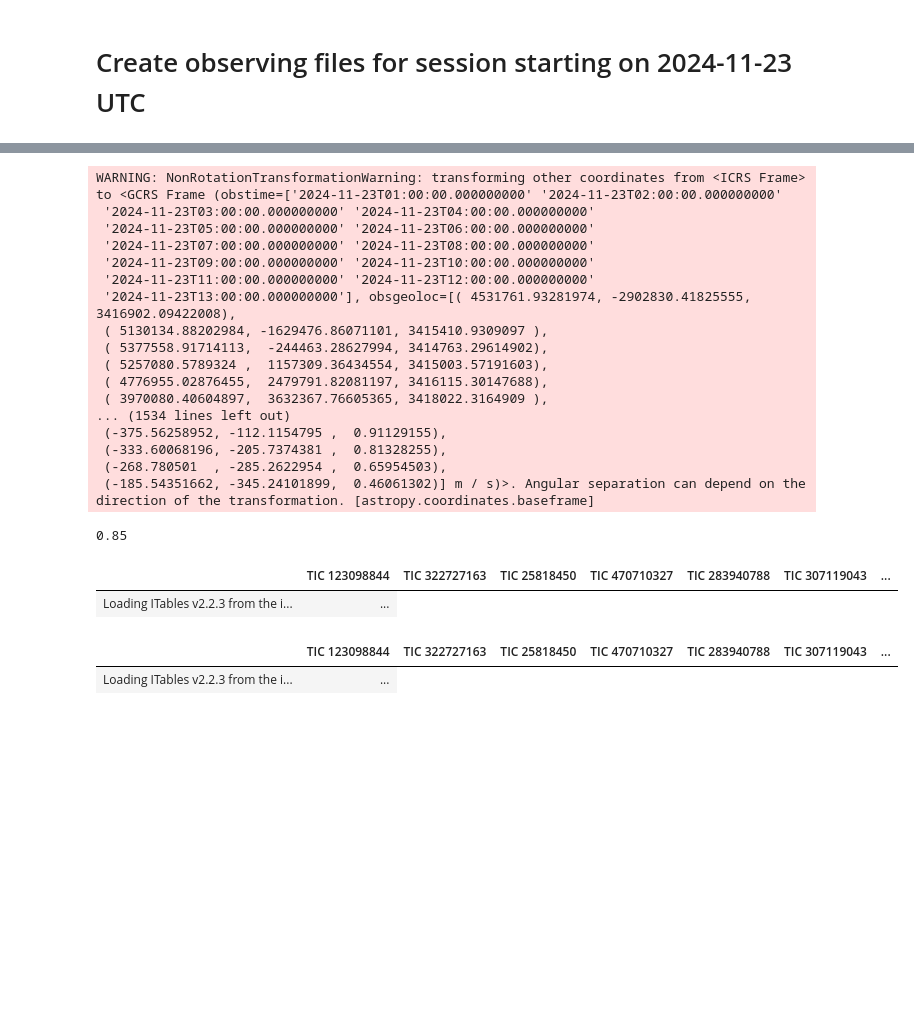
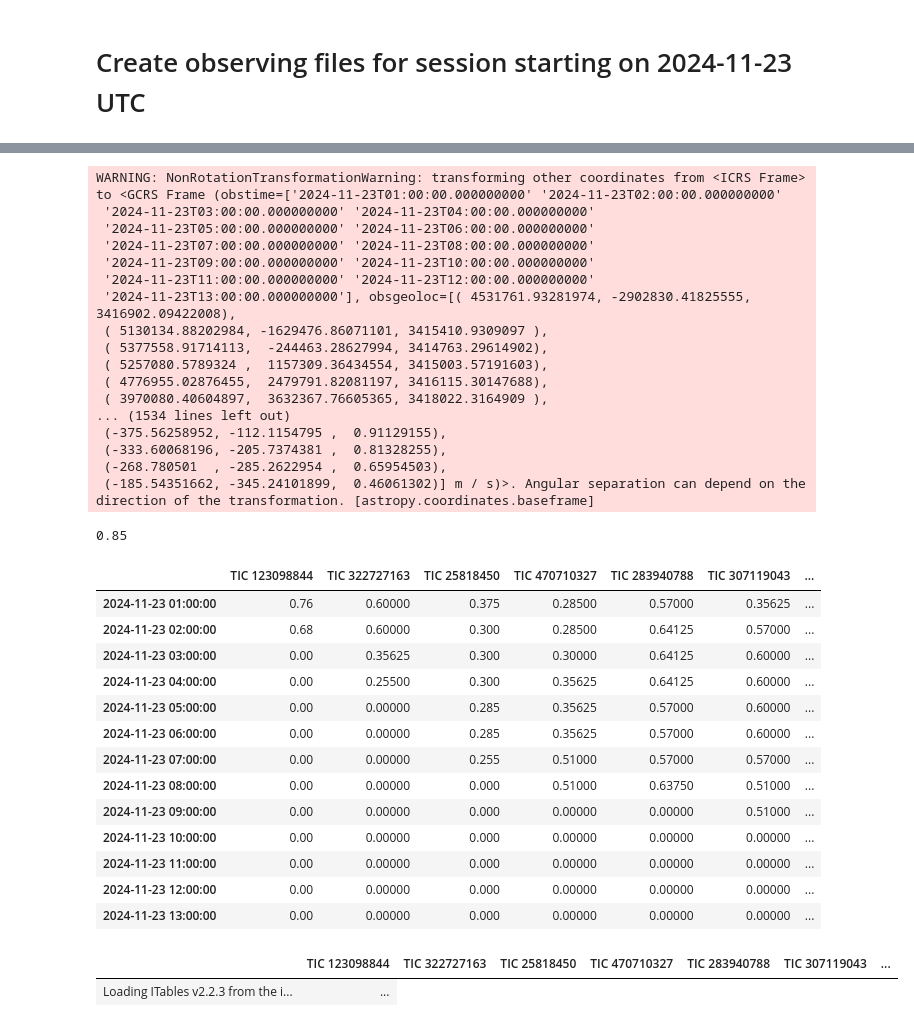
Before and after one commit to CvillePaul/Work, a Jupyter notebook: 2024-11-14 LBT Observing/2024-11-23 LBT Observing.ipynb, the cells around one changed output, grey strips where cells are left out. Drawn from its saved outputs; the diff is of its cells as text; code cells hidden in the pictures; blank space fills up the shorter version.

```diff
--- a/2024-11-14 LBT Observing/2024-11-23 LBT Observing.ipynb
+++ b/2024-11-14 LBT Observing/2024-11-23 LBT Observing.ipynb
@@ -46,6 +29,7 @@ importlib.reload(tlc)
 importlib.reload(lbt)
 
 conn = connect("../../django/TargetDB/db.sqlite3")
+html_dir = "html"
 
 session = tlc.ObservingSession(ap.Observer.at_site("LBT"))
 session.add_day_range("2024-11-23", "2024-11-27 12:00")
@@ -78,6 +62,7 @@ pepsi_args = {
     "cd_red": 6,
     "snr": 100,
     "binocular": False,
+    "priority": "(see grid)",
 }
 
 name = "2024-11-23 LBT Observing List"
@@ -105,7 +90,7 @@ creator.steps = [
 ]
 tl = creator.calculate(verbose=False)
 tl.target_list["PEPSI notes"] = [type.replace("QuadEB", "Science Target") for type in tl.target_list["Target Type"]]
-tl.to_html(f"{name}.html")
+tl.to_html(f"{html_dir}/{name}.html")
 readme = lbt.write_lbt_readme_file("UVa_Multistar", tl.target_list)
 
 print(tl.summarize())
@@ -204,36 +205,48 @@ pl = pr.PriorityList(science_tl, session, interval=1 * u.hour)
 pr.calculate_moon_priority(pl, illumination_categories=illumination_categories, dist_categories=distance_categories)
 pr.calculate_altitude_priority(pl, altitude_categories=altitude_categories)
 pr.calculate_list_priority(pl, "HQND", false_value=0.75)
 pr.calculate_phase_priority(pl, phase_defs=phase_defs, phase_categories=phase_scores)
 pr.calculate_overall_priority(pl, weightings=overall_weightings)
 pr.aggregate_target_priorities(pl, skip_column_threshold=0.1)
 pl.categorize_priorities(
-    bins=[0.00, 0.10, 0.20, 0.5, 1.00], labels=["", "*", "* *", '<p style="background-color: #ADD8E6;">* * *</p>']
+    bins=[0.00, 0.10, 0.25, 0.5, 1.00], labels=["", "*", "* *", '<p style="background-color: #ADD8E6;">* * *</p>']
 )
-pl.to_html(dir="html")
+pl.to_html(dir=html_dir)
 print(np.max(pl.numerical_priorities[0]))
 pl.numerical_priorities[0]
 # %% [output]
 WARNING: NonRotationTransformationWarning: transforming other coordinates from <ICRS Frame> to <GCRS Frame (obstime=['2024-11-23T01:00:00.000000000' '2024-11-23T02:00:00.000000000'
  '2024-11-23T03:00:00.000000000' '2024-11-23T04:00:00.000000000'
  '2024-11-23T05:00:00.000000000' '2024-11-23T06:00:00.000000000'
  '2024-11-23T07:00:00.000000000' '2024-11-23T08:00:00.000000000'
  '2024-11-23T09:00:00.000000000' '2024-11-23T10:00:00.000000000'
  '2024-11-23T11:00:00.000000000' '2024-11-23T12:00:00.000000000'
  '2024-11-23T13:00:00.000000000'], obsgeoloc=[( 4531761.93281974, -2902830.41825555, 3416902.09422008),
  ( 5130134.88202984, -1629476.86071101, 3415410.9309097 ),
  ( 5377558.91714113,  -244463.28627994, 3414763.29614902),
  ( 5257080.5789324 ,  1157309.36434554, 3415003.57191603),
  ( 4776955.02876455,  2479791.82081197, 3416115.30147688),
  ( 3970080.40604897,  3632367.76605365, 3418022.3164909 ),
 ... (1534 lines left out)
  (-375.56258952, -112.1154795 ,  0.91129155),
  (-333.60068196, -205.7374381 ,  0.81328255),
  (-268.780501  , -285.2622954 ,  0.65954503),
  (-185.54351662, -345.24101899,  0.46061302)] m / s)>. Angular separation can depend on the direction of the transformation. [astropy.coordinates.baseframe]
 0.85
 |  | TIC 123098844 | TIC 322727163 | TIC 25818450 | TIC 470710327 | TIC 283940788 | TIC 307119043 | ... |
-| Loading ITables v2.2.3 from the i... | ... |
+| 2024-11-23 01:00:00 | 0.76 | 0.60000 | 0.375 | 0.28500 | 0.57000 | 0.35625 | ... |
+| 2024-11-23 02:00:00 | 0.68 | 0.60000 | 0.300 | 0.28500 | 0.64125 | 0.57000 | ... |
+| 2024-11-23 03:00:00 | 0.00 | 0.35625 | 0.300 | 0.30000 | 0.64125 | 0.60000 | ... |
+| 2024-11-23 04:00:00 | 0.00 | 0.25500 | 0.300 | 0.35625 | 0.64125 | 0.60000 | ... |
+| 2024-11-23 05:00:00 | 0.00 | 0.00000 | 0.285 | 0.35625 | 0.57000 | 0.60000 | ... |
+| 2024-11-23 06:00:00 | 0.00 | 0.00000 | 0.285 | 0.35625 | 0.57000 | 0.60000 | ... |
+| 2024-11-23 07:00:00 | 0.00 | 0.00000 | 0.255 | 0.51000 | 0.57000 | 0.57000 | ... |
+| 2024-11-23 08:00:00 | 0.00 | 0.00000 | 0.000 | 0.51000 | 0.63750 | 0.51000 | ... |
+| 2024-11-23 09:00:00 | 0.00 | 0.00000 | 0.000 | 0.00000 | 0.00000 | 0.51000 | ... |
+| 2024-11-23 10:00:00 | 0.00 | 0.00000 | 0.000 | 0.00000 | 0.00000 | 0.00000 | ... |
+| 2024-11-23 11:00:00 | 0.00 | 0.00000 | 0.000 | 0.00000 | 0.00000 | 0.00000 | ... |
+| 2024-11-23 12:00:00 | 0.00 | 0.00000 | 0.000 | 0.00000 | 0.00000 | 0.00000 | ... |
+| 2024-11-23 13:00:00 | 0.00 | 0.00000 | 0.000 | 0.00000 | 0.00000 | 0.00000 | ... |
 # %%
 from itables import JavascriptFunction, show
 
```
Also changed, not shown: parts of 3 cells of this notebook.
